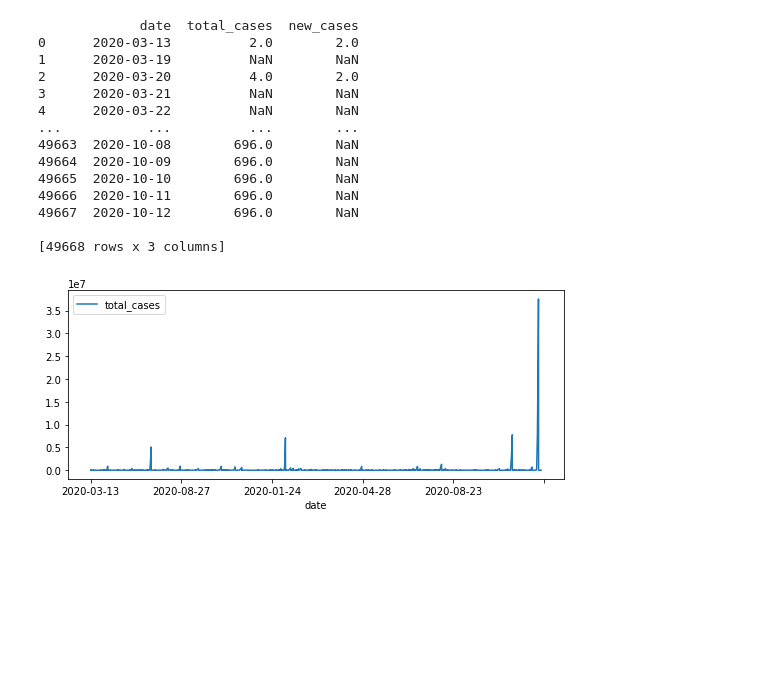
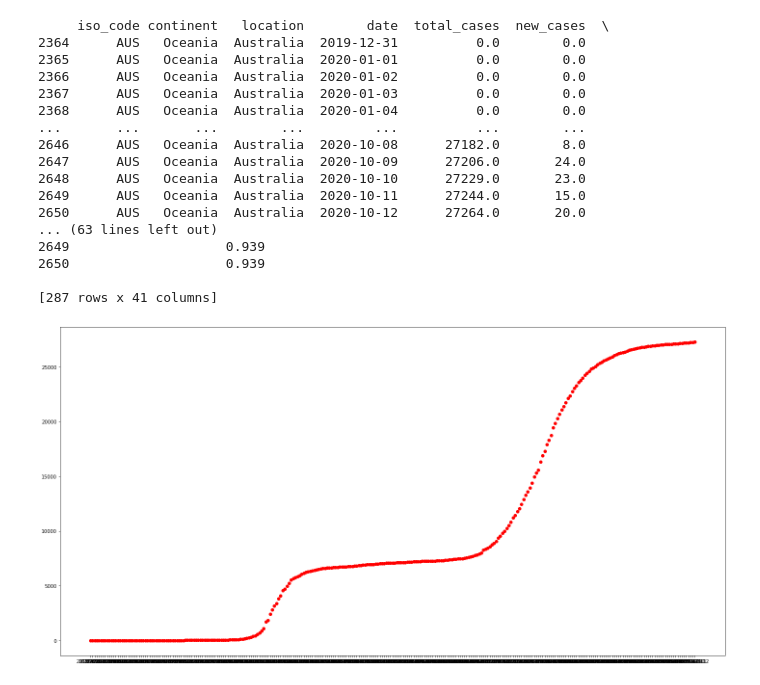
Before and after one commit to J-Tevop/MLCovid, a Jupyter notebook: Untitled.ipynb, the cells around one changed output. Saved outputs shown, nothing was run; the diff lists cells and outputs as text; code cells hidden in the pictures; blank space fills up the shorter version.

Commit message:
Added filtering functions

```diff
--- a/Untitled.ipynb
+++ b/Untitled.ipynb
@@ -12,25 +53,29 @@ plt.rcParams["figure.autolayout"] = True
 # %%
-df = pd.read_csv('Case_PRB.csv', usecols= ['date', 'total_cases', 'new_cases'])
-#names=headers, dtype={'location:': 'string', 'date': 'string', 'total_cases': object}, low_memory=False
-#alldata.set_index(['total_cases').plot()
+df = pd.read_csv('Case_PRB.csv')
+#df = filterLoose(df, ['location', 'location', 'total_cases'], ['==','==','<'], ['Australia', 'Aruba', 5000])
+df = filterStrict(df, 'location', '==', 'Australia')
+
 print(df)
 
-
-df.plot(x = 'date', y = 'total_cases', kind = 'line')
+plt.locator_params(nbins=10, axis='x')
+plt.plot(df['date'], df['total_cases'], 'ro')
 plt.show()
 # %% [output]
-             date  total_cases  new_cases
-0      2020-03-13          2.0        2.0
-1      2020-03-19          NaN        NaN
-2      2020-03-20          4.0        2.0
-3      2020-03-21          NaN        NaN
-4      2020-03-22          NaN        NaN
-...           ...          ...        ...
-49663  2020-10-08        696.0        NaN
-49664  2020-10-09        696.0        NaN
-49665  2020-10-10        696.0        NaN
-49666  2020-10-11        696.0        NaN
-49667  2020-10-12        696.0        NaN
+     iso_code continent   location        date  total_cases  new_cases  \
+2364      AUS   Oceania  Australia  2019-12-31          0.0        0.0
+2365      AUS   Oceania  Australia  2020-01-01          0.0        0.0
+2366      AUS   Oceania  Australia  2020-01-02          0.0        0.0
+2367      AUS   Oceania  Australia  2020-01-03          0.0        0.0
+2368      AUS   Oceania  Australia  2020-01-04          0.0        0.0
+...       ...       ...        ...         ...          ...        ...
+2646      AUS   Oceania  Australia  2020-10-08      27182.0        8.0
+2647      AUS   Oceania  Australia  2020-10-09      27206.0       24.0
+2648      AUS   Oceania  Australia  2020-10-10      27229.0       23.0
+2649      AUS   Oceania  Australia  2020-10-11      27244.0       15.0
+2650      AUS   Oceania  Australia  2020-10-12      27264.0       20.0
+... (63 lines left out)
+2649                    0.939
+2650                    0.939
 
-[49668 rows x 3 columns]
+[287 rows x 41 columns]
-[figure, old version]
+[figure, new version]
```
Also changed, not shown: parts of 1 cell of this notebook.
